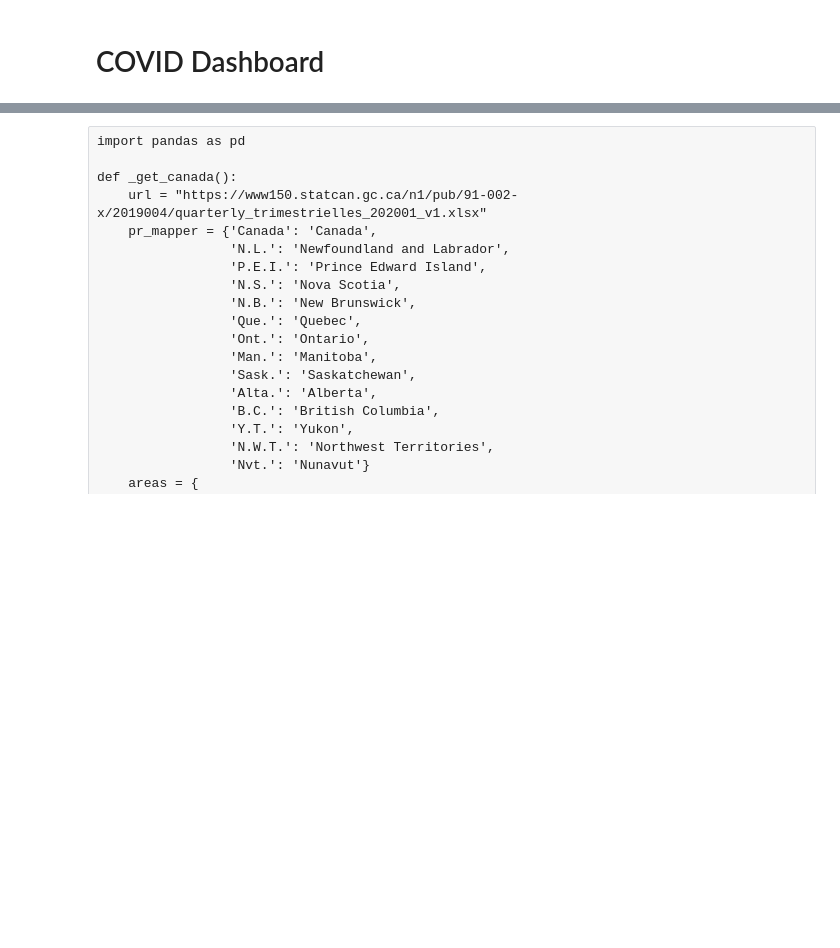
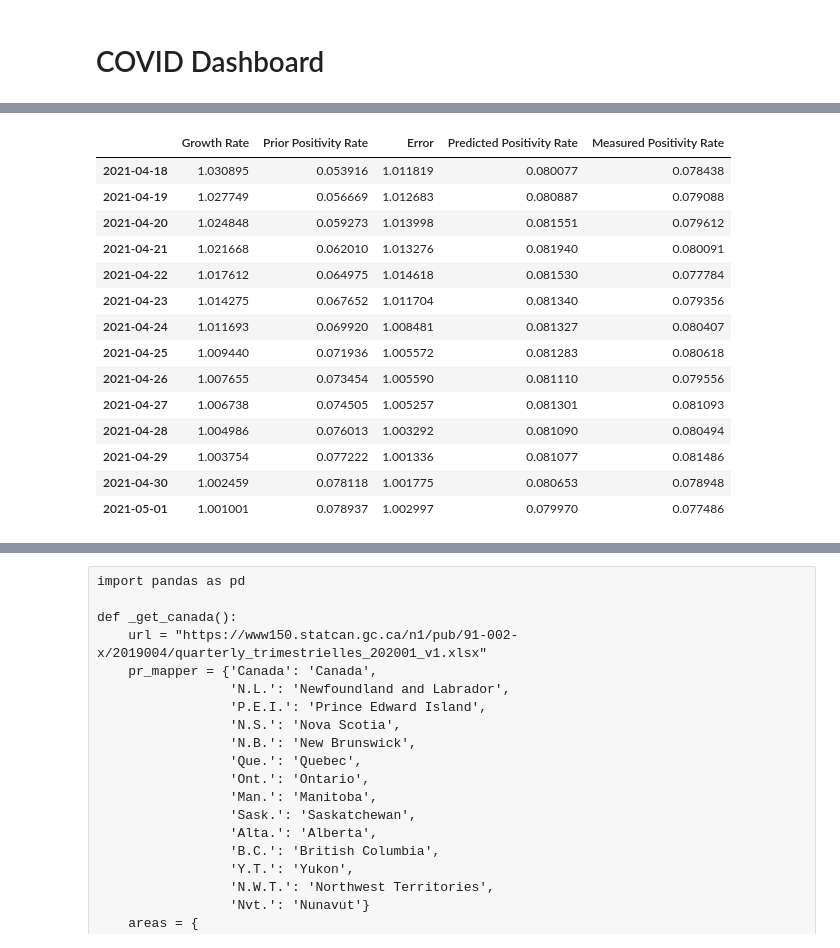
Before and after one commit to cyberlogician/covid-19, a Jupyter notebook: COVID_Dashboard.ipynb, the cells around one changed output, grey strips where cells are left out. Drawn from its saved outputs; the diff is of its cells as text; code cells hidden in the pictures; blank space fills up the shorter version.

```diff
--- a/COVID_Dashboard.ipynb
+++ b/COVID_Dashboard.ipynb
@@ -193,3 +165,34 @@ tests[-7:]
+# %%
+from src.models.growth import GeometricProcess
+
+proc = GeometricProcess(est_per=fit_win)
+proc.fit(posrate[location])
+
+# Get sign changes in growth rate
+grzeros = zeros(proc.model["LogGrowthRate"])
+
+x = [idx.date() for idx in proc.model.index]
+x_shifted = proc.model.index - proc.est_per * pd.Timedelta("1 day")
+
+model = np.exp(proc.model)
+model.columns = ["Growth Rate", "Prior Positivity Rate", "Error", "Predicted Positivity Rate", "Measured Positivity Rate"]
+model[-14:]
+# %% [output]
+|  | Growth Rate | Prior Positivity Rate | Error | Predicted Positivity Rate | Measured Positivity Rate |
+| 2021-04-18 | 1.030895 | 0.053916 | 1.011819 | 0.080077 | 0.078438 |
+| 2021-04-19 | 1.027749 | 0.056669 | 1.012683 | 0.080887 | 0.079088 |
+| 2021-04-20 | 1.024848 | 0.059273 | 1.013998 | 0.081551 | 0.079612 |
+| 2021-04-21 | 1.021668 | 0.062010 | 1.013276 | 0.081940 | 0.080091 |
+| 2021-04-22 | 1.017612 | 0.064975 | 1.014618 | 0.081530 | 0.077784 |
+| 2021-04-23 | 1.014275 | 0.067652 | 1.011704 | 0.081340 | 0.079356 |
+| 2021-04-24 | 1.011693 | 0.069920 | 1.008481 | 0.081327 | 0.080407 |
+| 2021-04-25 | 1.009440 | 0.071936 | 1.005572 | 0.081283 | 0.080618 |
+| 2021-04-26 | 1.007655 | 0.073454 | 1.005590 | 0.081110 | 0.079556 |
+| 2021-04-27 | 1.006738 | 0.074505 | 1.005257 | 0.081301 | 0.081093 |
+| 2021-04-28 | 1.004986 | 0.076013 | 1.003292 | 0.081090 | 0.080494 |
+| 2021-04-29 | 1.003754 | 0.077222 | 1.001336 | 0.081077 | 0.081486 |
+| 2021-04-30 | 1.002459 | 0.078118 | 1.001775 | 0.080653 | 0.078948 |
+| 2021-05-01 | 1.001001 | 0.078937 | 1.002997 | 0.079970 | 0.077486 |
 # %%
 save_file = True
 
```
Also changed, not shown: parts of 19 cells of this notebook.
